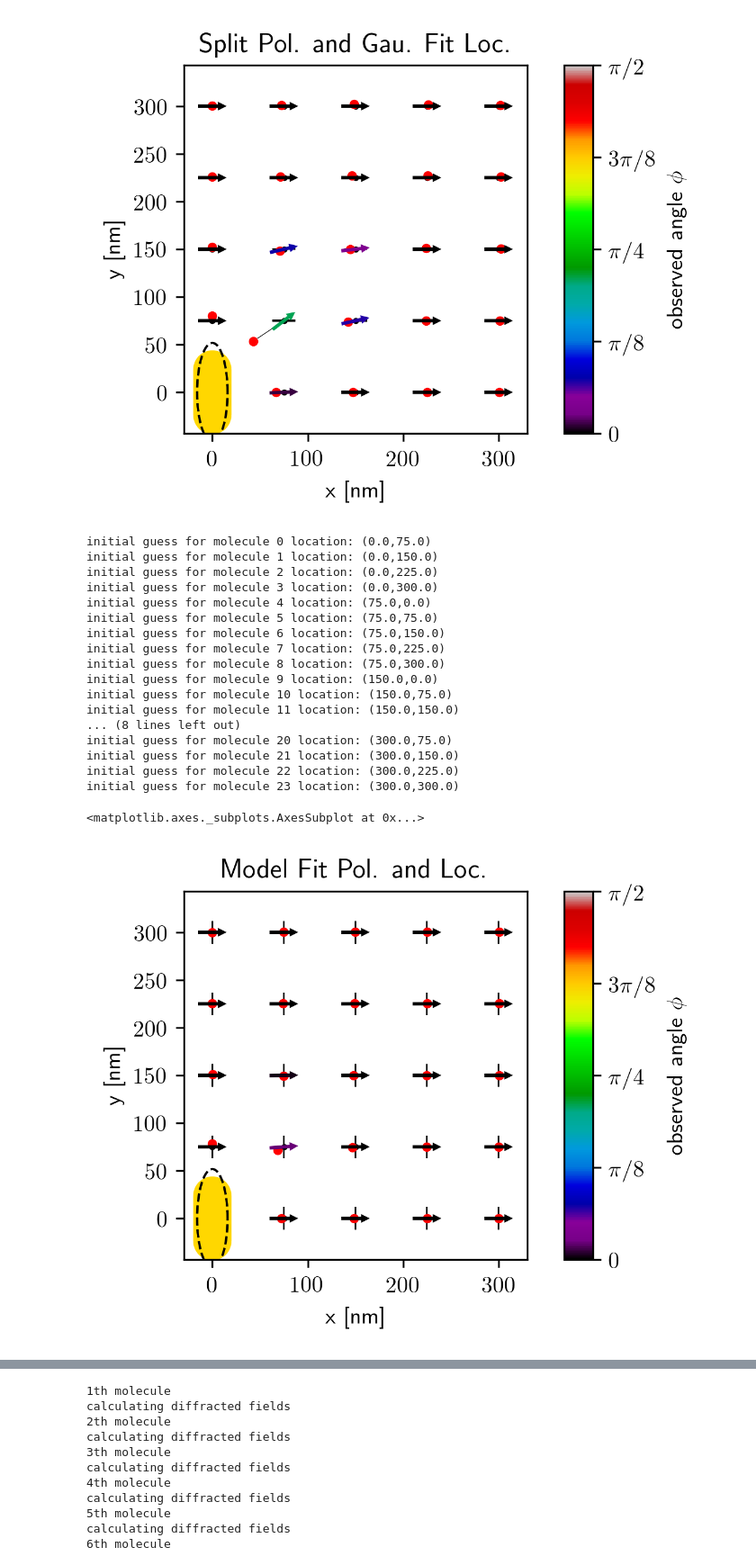
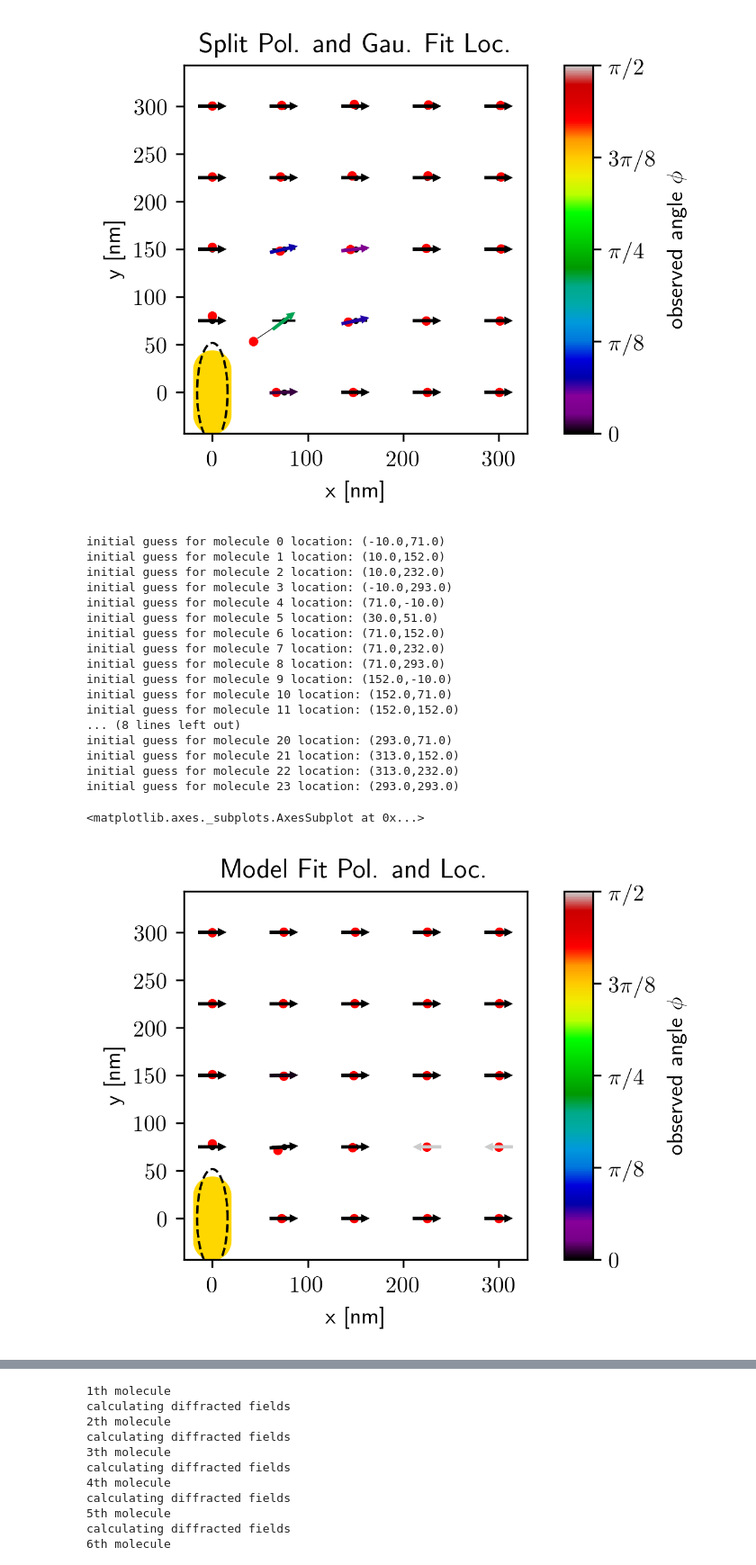
Before and after one commit to HarrisonGoldwyn/mispolarization, a Jupyter notebook: solving_problems/notebooks/fit_localization_from_BEM_fields.ipynb, the cells around one changed output, grey strips where cells are left out. Shown: that part at 90% size. Drawn from its saved outputs; the diff is of its cells as text; code cells hidden in the pictures.

```diff
--- a/solving_problems/notebooks/fit_localization_from_BEM_fields.ipynb
+++ b/solving_problems/notebooks/fit_localization_from_BEM_fields.ipynb
@@ -313,8 +315,7 @@ class Simulation(fit.DipoleProperties):
 ### Wrap Simulation class into an object with same attributes as MolCoupNanoRodExp, so that the Gaussian Localization can be calculated
 # %%
 class SimulatedExperiment(Simulation,fit.MolCoupNanoRodExp):
-    """
-
+    """ Give BEM simulation class instance same attributes as Model Exp class for easy plotting.
         """
     def __init__(self, locations, mol_angle=0, plas_angle=np.pi/2,
                  obs_points=None,):
@@ -397,11 +433,11 @@ Great, seems to be working, let's do the x oriented molecules
 ## Run simulations and run Gaussian localization fits and average polarization
 
 # locations, angles = fixed_ori_mol_placement(mol_grid_pts_1D=5, x_max=300, y_max=300)
-simTestInst_few_mol_x = SimulatedExperiment(locations, mol_angle=0)
-simTestInst_few_mol_x.trial_images = simTestInst_few_mol_x.calculate_BEM_fields()
+sim_exp_inst_x = SimulatedExperiment(locations, mol_angle=0)
+sim_exp_inst_x.trial_images = sim_exp_inst_x.calculate_BEM_fields()
 
 ## Plot
-simTestInst_few_mol_x.plot_mispol_map_wMisloc()
+sim_exp_inst_x.plot_mispol_map_wMisloc()
 # %% [output]
 1th molecule
 calculating diffracted fields
@@ -424,31 +460,31 @@ calculating diffracted fields
 # %%
 ## Fit model to simulated images.
 
-test_BEM_fit_instance_few_mol_x = fit.FitModelToData(
-    simTestInst_few_mol_x.BEM_images,
-    ini_guess=simTestInst_few_mol_x.mol_locations
+naive_BEM_fit_instance_x = fit.FitModelToData(
+    sim_exp_inst_x.BEM_images,
+#     ini_guess=sim_exp_inst_x.mol_locations
     )
-test_BEM_fit_few_mol = test_BEM_fit_instance_few_mol_x.fit_model_to_image_data()
+naive_BEM_fit_instance_x.fit_model_to_image_data()
 
 ## Plot
-test_BEM_fit_instance_few_mol_x.plot_fit_results_as_quiver_map(simTestInst_few_mol)
+naive_BEM_fit_instance_x.plot_fit_results_as_quiver_map(sim_exp_inst_x)
 # %% [output]
-initial guess for molecule 0 location: (0.0,75.0)
-initial guess for molecule 1 location: (0.0,150.0)
-initial guess for molecule 2 location: (0.0,225.0)
-initial guess for molecule 3 location: (0.0,300.0)
-initial guess for molecule 4 location: (75.0,0.0)
-initial guess for molecule 5 location: (75.0,75.0)
-initial guess for molecule 6 location: (75.0,150.0)
-initial guess for molecule 7 location: (75.0,225.0)
-initial guess for molecule 8 location: (75.0,300.0)
-initial guess for molecule 9 location: (150.0,0.0)
-initial guess for molecule 10 location: (150.0,75.0)
-initial guess for molecule 11 location: (150.0,150.0)
+initial guess for molecule 0 location: (-10.0,71.0)
+initial guess for molecule 1 location: (10.0,152.0)
+initial guess for molecule 2 location: (10.0,232.0)
+initial guess for molecule 3 location: (-10.0,293.0)
+initial guess for molecule 4 location: (71.0,-10.0)
+initial guess for molecule 5 location: (30.0,51.0)
+initial guess for molecule 6 location: (71.0,152.0)
+initial guess for molecule 7 location: (71.0,232.0)
+initial guess for molecule 8 location: (71.0,293.0)
+initial guess for molecule 9 location: (152.0,-10.0)
+initial guess for molecule 10 location: (152.0,71.0)
+initial guess for molecule 11 location: (152.0,152.0)
 ... (8 lines left out)
-initial guess for molecule 20 location: (300.0,75.0)
-initial guess for molecule 21 location: (300.0,150.0)
-initial guess for molecule 22 location: (300.0,225.0)
-initial guess for molecule 23 location: (300.0,300.0)
+initial guess for molecule 20 location: (293.0,71.0)
+initial guess for molecule 21 location: (313.0,152.0)
+initial guess for molecule 22 location: (313.0,232.0)
+initial guess for molecule 23 location: (293.0,293.0)
 <matplotlib.axes._subplots.AxesSubplot at 0x...>
-[figure, old version]
+[figure, new version]
```
Also changed, not shown: parts of 12 cells of this notebook, 5 other files.
